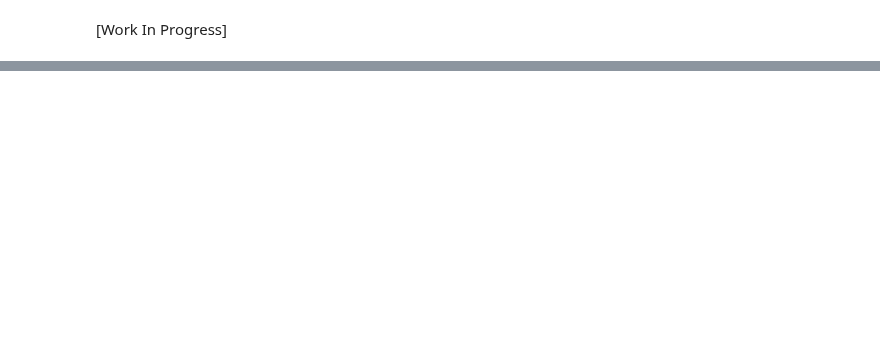
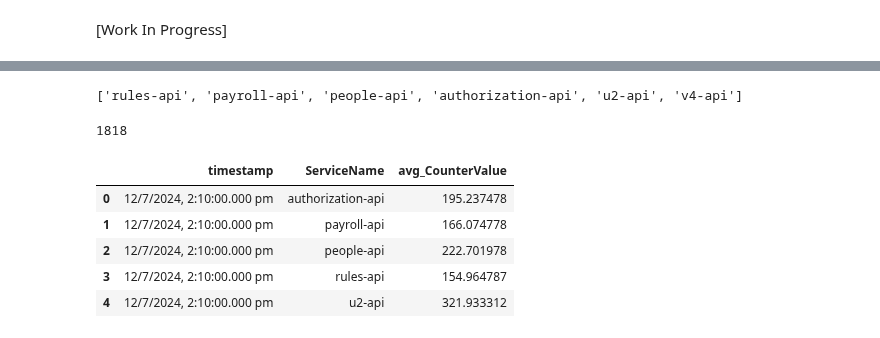
Before and after one commit to sriksmachi/sriksml, a Jupyter notebook: projects/causalmodels_on_microservices/data_prep.ipynb, the cells around one changed output, grey strips where cells are left out. Cells and saved outputs as stored; diff of their text form; code cells hidden in the pictures; blank space fills up the shorter version.

```diff
--- a/projects/causalmodels_on_microservices/data_prep.ipynb
+++ b/projects/causalmodels_on_microservices/data_prep.ipynb
@@ -184,0 +193,8 @@ final_chain.invoke({"query": "What is the root cause request id 8ff8696695aa7358
+# %%
+def format_services_for_cypher(services):
+   services = cpu_pc_df['ServiceName'].unique().tolist()
+   services = [f'"{service}"' for service in services]
+   services = "[" + ",".join(services) + "]"
+   return services
+services = format_services_for_cypher(cpu_pc_df['ServiceName'].unique().tolist())
+print(services)
@@ -184,0 +229,26 @@ final_chain.invoke({"query": "What is the root cause request id 8ff8696695aa7358
+# %%
+services_in_graph = [node._properties['id'] for node in nodes]
+print(services_in_graph)
+# %% [output]
+['rules-api', 'payroll-api', 'people-api', 'authorization-api', 'u2-api', 'v4-api']
+# %%
+f_pc_df = pc_df[pc_df.apply(lambda x: x['ServiceName'] in services_in_graph, axis=1)]
+len(f_pc_df)
+# %% [output]
+1818
+# %%
+# group by timestamp, servicename, countername and average the values
+g_pc_df = f_pc_df.groupby(['timestamp', 'ServiceName']).max().reset_index()
+# concatenate servicename and countername to form a unique identifier
+# g_pc_df['ServiceCounter'] = g_pc_df['ServiceName'] + '_' + g_pc_df['CounterName']
+g_pc_df.drop(columns=['CounterName', 'InstanceId'], inplace=True)
+# pivot and add new columns for each countername
+# pc_df = pc_df.pivot(index=['timestamp'], columns='ServiceCounter', values='avg_CounterValue').reset_index()
+g_pc_df.head(5)
+# %% [output]
+|  | timestamp | ServiceName | avg_CounterValue |
+| 0 | 12/7/2024, 2:10:00.000 pm | authorization-api | 195.237478 |
+| 1 | 12/7/2024, 2:10:00.000 pm | payroll-api | 166.074778 |
+| 2 | 12/7/2024, 2:10:00.000 pm | people-api | 222.701978 |
+| 3 | 12/7/2024, 2:10:00.000 pm | rules-api | 154.964787 |
+| 4 | 12/7/2024, 2:10:00.000 pm | u2-api | 321.933312 |
```
Also changed, not shown: parts of 20 cells of this notebook, 14 other files.
